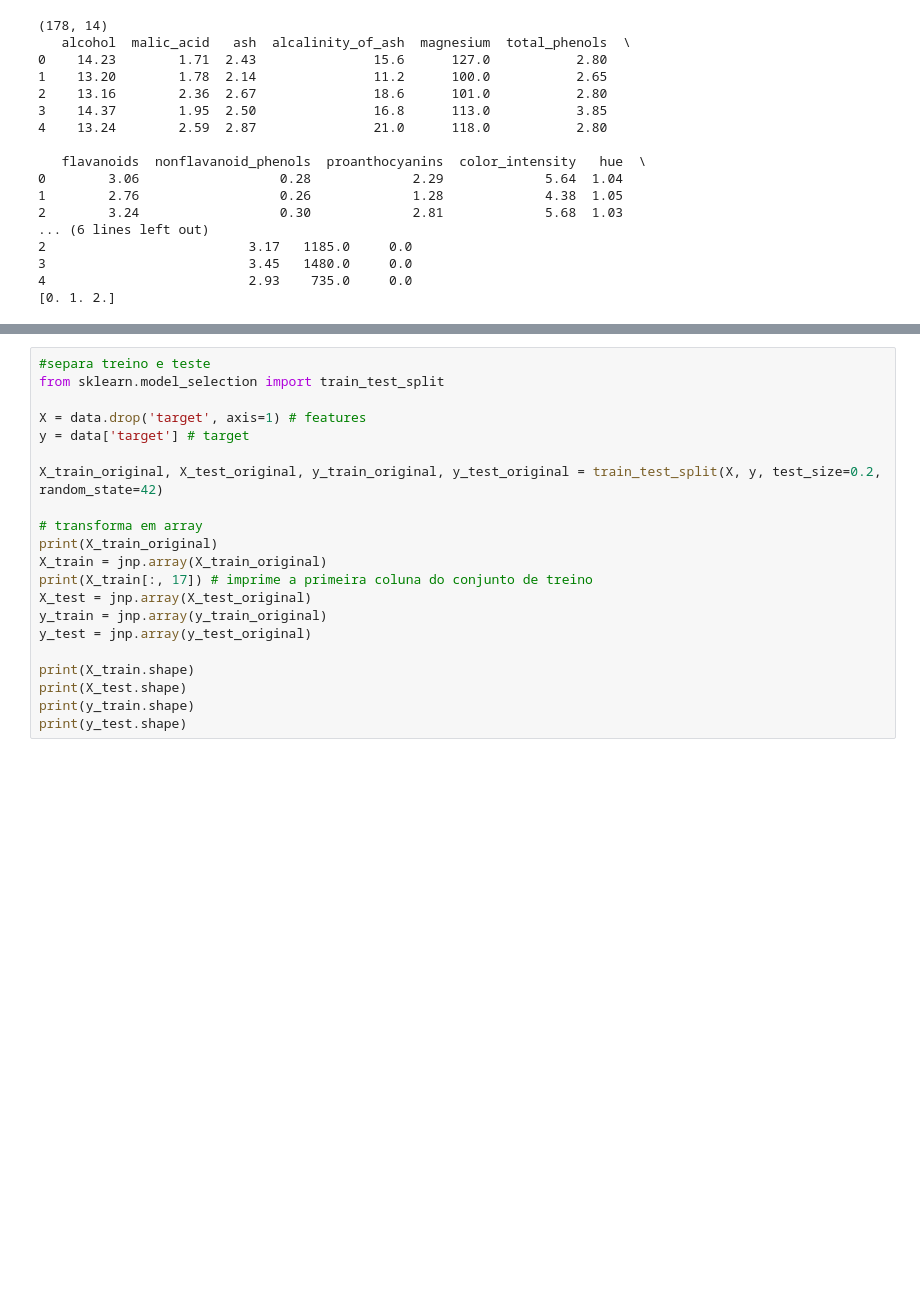
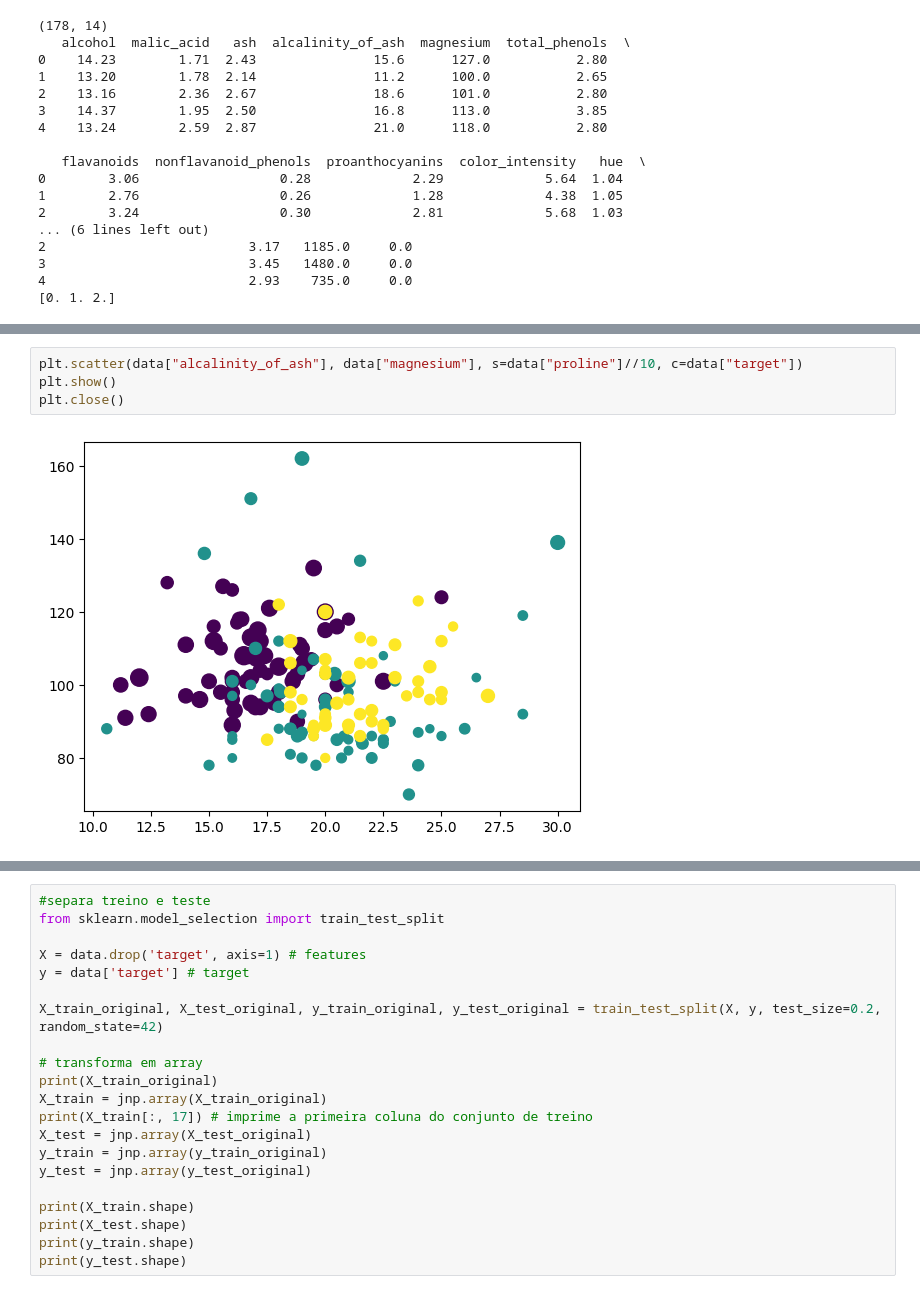
Before and after one commit to salocinrevenge/AlgeLin-ML, a Jupyter notebook: tarefa1.ipynb, the cells around one changed output, grey strips where cells are left out. Drawn from its saved outputs; the diff is of its cells as text; blank space fills up the shorter version.

```diff
--- a/tarefa1.ipynb
+++ b/tarefa1.ipynb
@@ -98,0 +120,6 @@ As classes desse dataset são 0, 1 e 2, e significam
+# %%
+plt.scatter(data["alcalinity_of_ash"], data["magnesium"], s=data["proline"]//10, c=data["target"])
+plt.show()
+plt.close()
+# %% [output]
+[figure, added]
```
Also changed, not shown: parts of 12 cells of this notebook.
